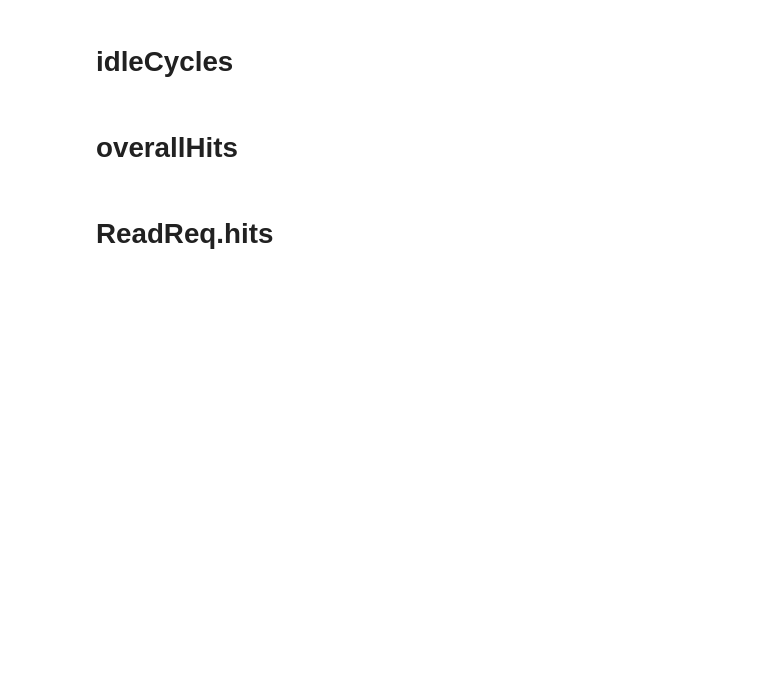
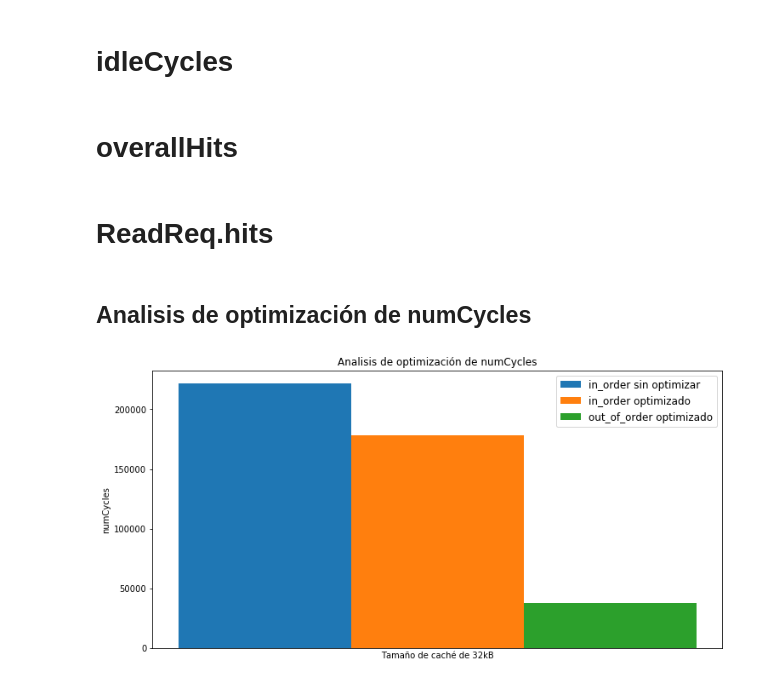
Before and after one commit to JCGoMo/ArquitecturaLabo2, a Jupyter notebook: graficas2.ipynb, the cells around one changed output. Drawn from its saved outputs; the diff is of its cells as text; code cells hidden in the pictures; blank space fills up the shorter version.

```diff
--- a/graficas2.ipynb
+++ b/graficas2.ipynb
@@ -129,3 +129,30 @@ plt.tight_layout()
 
 # Mostrar el gráfico
 plt.show()
+# %% [markdown]
+## Analisis de optimización de numCycles
+# %%
+x = 1
+width = 0.25  # Ancho de las barras
+
+y_in_order = np.array([221601.0])
+y_in_order_op = np.array([178256.0])
+y_out_of_order_op = np.array([37560.0])
+
+plt.figure(figsize=(10, 7))
+
+plt.bar(x - width, y_in_order, width, label='in_order sin optimizar')
+plt.bar(x, y_in_order_op, width, label='in_order optimizado')
+plt.bar(x + width, y_out_of_order_op, width, label='out_of_order optimizado')
+
+# Configurar título y etiquetas
+plt.title('Analisis de optimización de numCycles')
+plt.ylabel('numCycles')
+plt.xlabel('Tamaño de caché de 32kB')
+plt.xticks([])
+
+plt.legend(fontsize='large')
+# Mostrar el gráfico
+plt.show()
+# %% [output]
+[figure, added]
```
Also changed, not shown: parts of 6 cells of this notebook.
